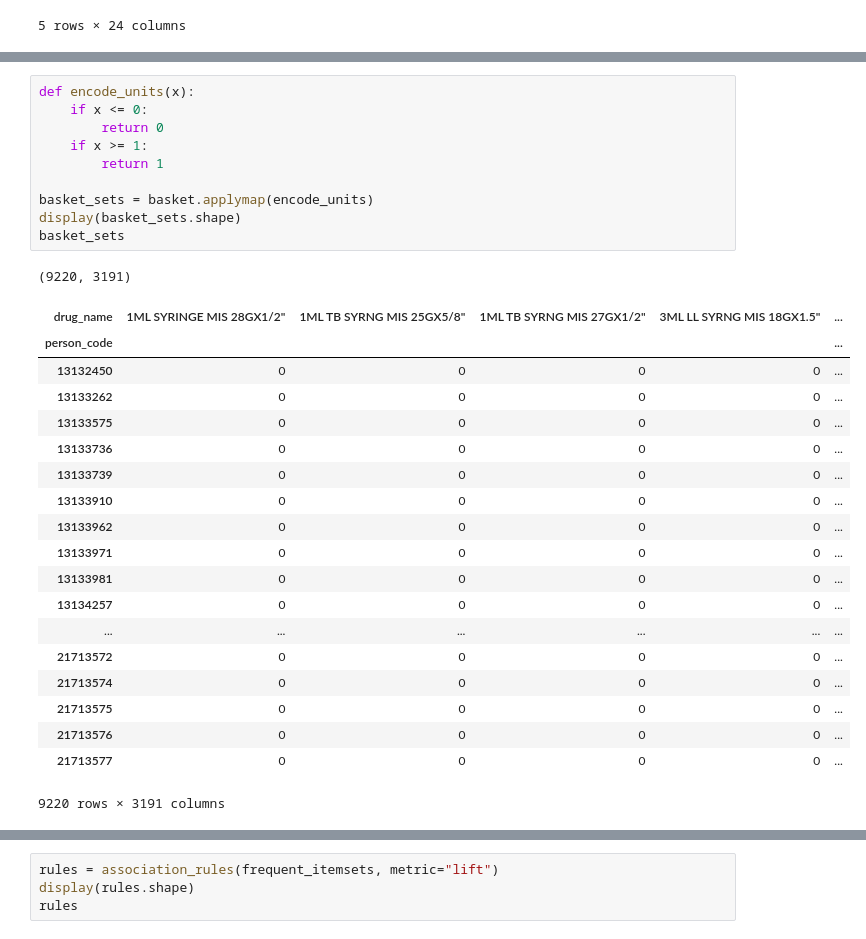
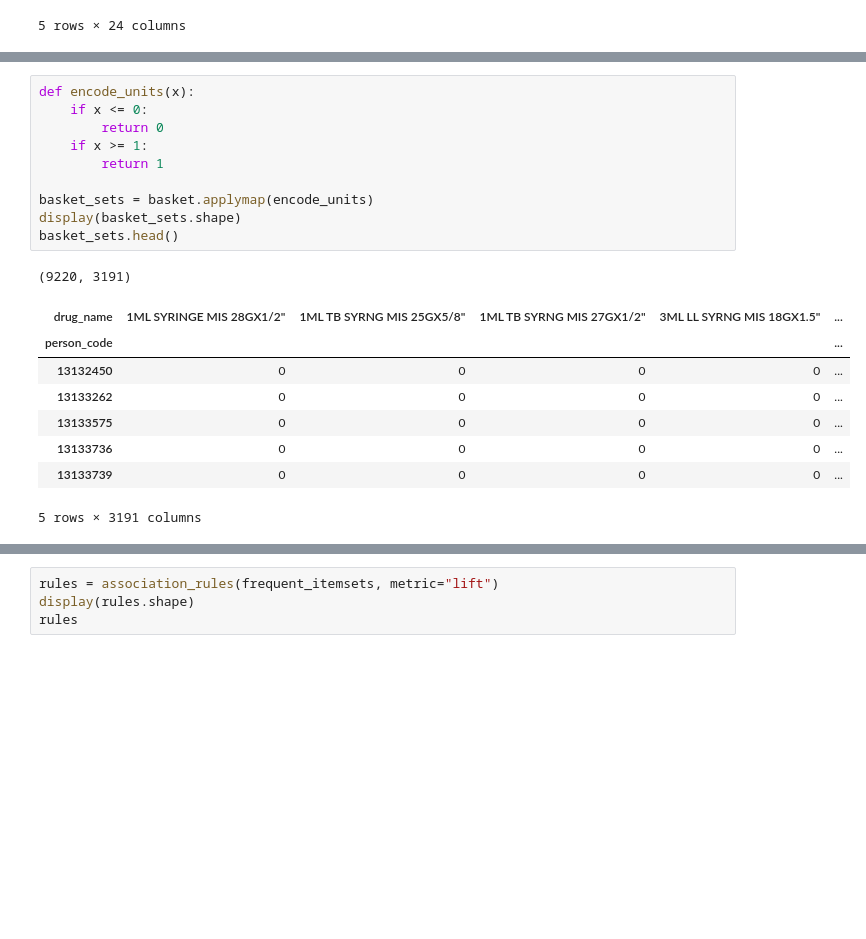
Before and after one commit to DorkNstein/data_modeling, a Jupyter notebook: market_basket_drug.ipynb, the cells around one changed output, grey strips where cells are left out. Saved outputs shown, nothing was run; the diff lists cells and outputs as text; blank space fills up the shorter version.

```diff
--- a/market_basket_drug.ipynb
+++ b/market_basket_drug.ipynb
@@ -83,33 +77,22 @@ basket.head(1000)
 # %%
 def encode_units(x):
     if x <= 0:
         return 0
     if x >= 1:
         return 1
 
 basket_sets = basket.applymap(encode_units)
 display(basket_sets.shape)
-basket_sets
+basket_sets.head()
 # %% [output]
 (9220, 3191)
 | drug_name | 1ML SYRINGE MIS 28GX1/2" | 1ML TB SYRNG MIS 25GX5/8" | 1ML TB SYRNG MIS 27GX1/2" | 3ML LL SYRNG MIS 18GX1.5" | ... |
 | person_code |  |  |  |  | ... |
 | 13132450 | 0 | 0 | 0 | 0 | ... |
 | 13133262 | 0 | 0 | 0 | 0 | ... |
 | 13133575 | 0 | 0 | 0 | 0 | ... |
 | 13133736 | 0 | 0 | 0 | 0 | ... |
 | 13133739 | 0 | 0 | 0 | 0 | ... |
-| 13133910 | 0 | 0 | 0 | 0 | ... |
-| 13133962 | 0 | 0 | 0 | 0 | ... |
-| 13133971 | 0 | 0 | 0 | 0 | ... |
-| 13133981 | 0 | 0 | 0 | 0 | ... |
-| 13134257 | 0 | 0 | 0 | 0 | ... |
-| ... | ... | ... | ... | ... | ... |
-| 21713572 | 0 | 0 | 0 | 0 | ... |
-| 21713574 | 0 | 0 | 0 | 0 | ... |
-| 21713575 | 0 | 0 | 0 | 0 | ... |
-| 21713576 | 0 | 0 | 0 | 0 | ... |
-| 21713577 | 0 | 0 | 0 | 0 | ... |
-9220 rows × 3191 columns
+5 rows × 3191 columns
 # %%
 frequent_itemsets = apriori(basket_sets, min_support=0.02, use_colnames=True)
```
Also changed, not shown: parts of 6 cells of this notebook.
